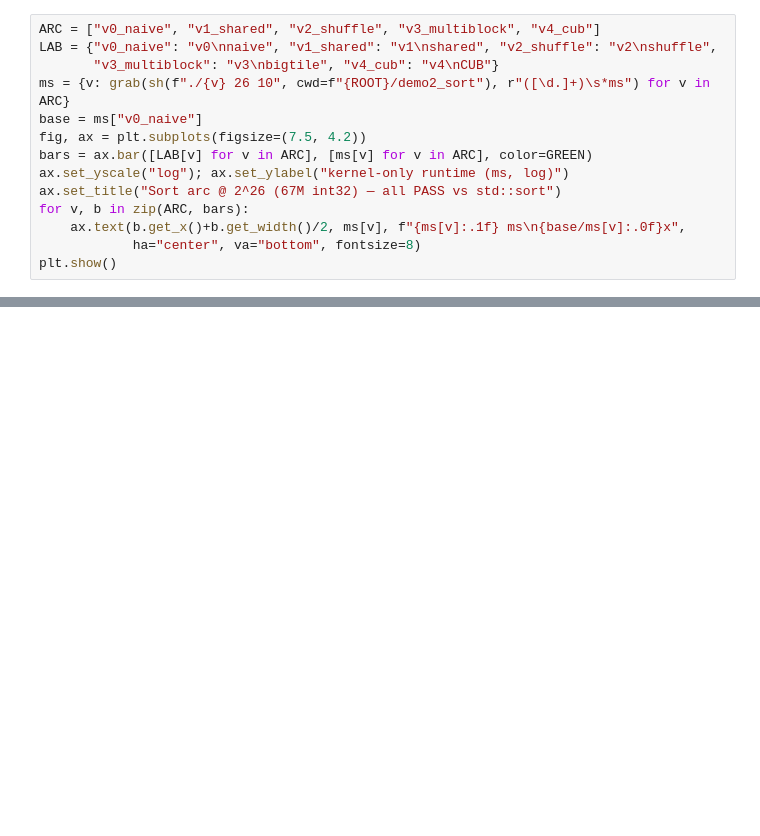
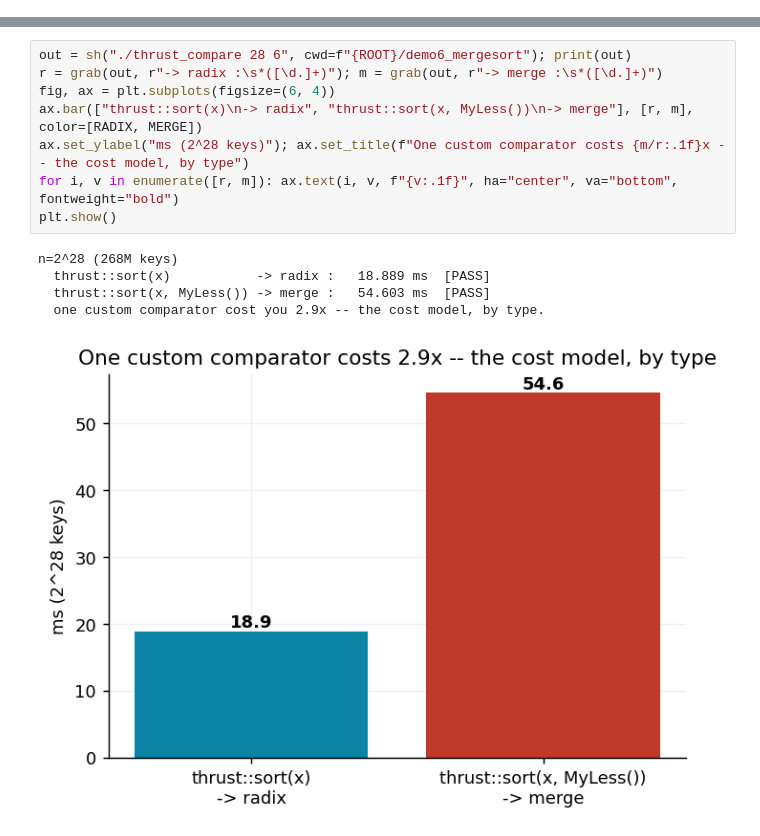
Before and after one commit to StarGazerM/gpu-cost-model-course, a Jupyter notebook: course.ipynb, the cells around one changed output, grey strips where cells are left out. Saved outputs shown, nothing was run; the diff lists cells and outputs as text; blank space fills up the shorter version.

```diff
--- a/course.ipynb
+++ b/course.ipynb
@@ -108,14 +72,0 @@ The real lever on a bandwidth machine: **how many times you stream the array.**
-# %%
-ARC = ["v0_naive", "v1_shared", "v2_shuffle", "v3_multiblock", "v4_cub"]
-LAB = {"v0_naive": "v0\nnaive", "v1_shared": "v1\nshared", "v2_shuffle": "v2\nshuffle",
-       "v3_multiblock": "v3\nbigtile", "v4_cub": "v4\nCUB"}
-ms = {v: grab(sh(f"./{v} 26 10", cwd=f"{ROOT}/demo2_sort"), r"([\d.]+)\s*ms") for v in ARC}
-base = ms["v0_naive"]
-fig, ax = plt.subplots(figsize=(7.5, 4.2))
-bars = ax.bar([LAB[v] for v in ARC], [ms[v] for v in ARC], color=GREEN)
-ax.set_yscale("log"); ax.set_ylabel("kernel-only runtime (ms, log)")
-ax.set_title("Sort arc @ 2^26 (67M int32) — all PASS vs std::sort")
-for v, b in zip(ARC, bars):
-    ax.text(b.get_x()+b.get_width()/2, ms[v], f"{ms[v]:.1f} ms\n{base/ms[v]:.0f}x",
-            ha="center", va="bottom", fontsize=8)
-plt.show()
@@ -144,0 +84,14 @@ local_merge kernel — v1 vs v2 vs v3 (warp shuffle cuts shared + barrier stalls
+# %%
+out = sh("./thrust_compare 28 6", cwd=f"{ROOT}/demo6_mergesort"); print(out)
+r = grab(out, r"-> radix :\s*([\d.]+)"); m = grab(out, r"-> merge :\s*([\d.]+)")
+fig, ax = plt.subplots(figsize=(6, 4))
+ax.bar(["thrust::sort(x)\n-> radix", "thrust::sort(x, MyLess())\n-> merge"], [r, m], color=[RADIX, MERGE])
+ax.set_ylabel("ms (2^28 keys)"); ax.set_title(f"One custom comparator costs {m/r:.1f}x -- the cost model, by type")
+for i, v in enumerate([r, m]): ax.text(i, v, f"{v:.1f}", ha="center", va="bottom", fontweight="bold")
+plt.show()
+# %% [output]
+n=2^28 (268M keys)
+  thrust::sort(x)           -> radix :   18.889 ms  [PASS]
+  thrust::sort(x, MyLess()) -> merge :   54.603 ms  [PASS]
+  one custom comparator cost you 2.9x -- the cost model, by type.
+[figure, added]
```
Also changed, not shown: parts of 24 cells of this notebook, 1 other file.
